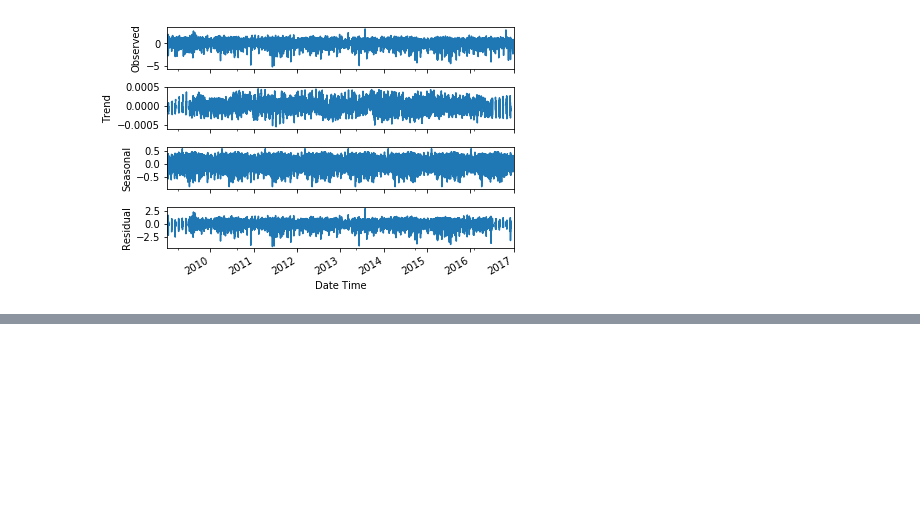
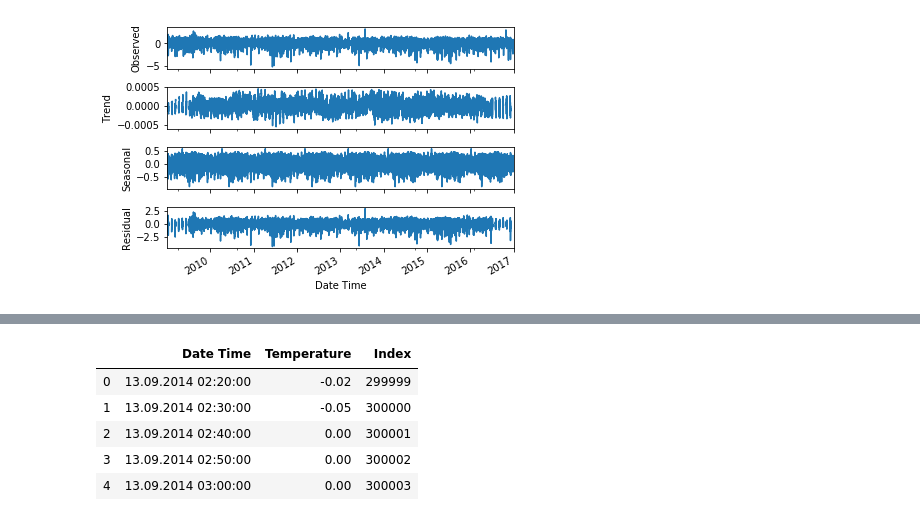
Before and after one commit to scherala/365DaysOfCoding, a Jupyter notebook: Time Series Forecasting -1.ipynb, the cells around one changed output, grey strips where cells are left out. Drawn from its saved outputs; the diff is of its cells as text; code cells hidden in the pictures; blank space fills up the shorter version.

```diff
--- a/Time Series Forecasting -1.ipynb
+++ b/Time Series Forecasting -1.ipynb
@@ -157,0 +211,9 @@ perform_seasonal_decomposition(plot_df)
+# %%
+df_t.head()
+# %% [output]
+|  | Date Time | Temperature | Index |
+| 0 | 13.09.2014 02:20:00 | -0.02 | 299999 |
+| 1 | 13.09.2014 02:30:00 | -0.05 | 300000 |
+| 2 | 13.09.2014 02:40:00 | 0.00 | 300001 |
+| 3 | 13.09.2014 02:50:00 | 0.00 | 300002 |
+| 4 | 13.09.2014 03:00:00 | 0.00 | 300003 |
```
Also changed, not shown: parts of 15 cells of this notebook.
